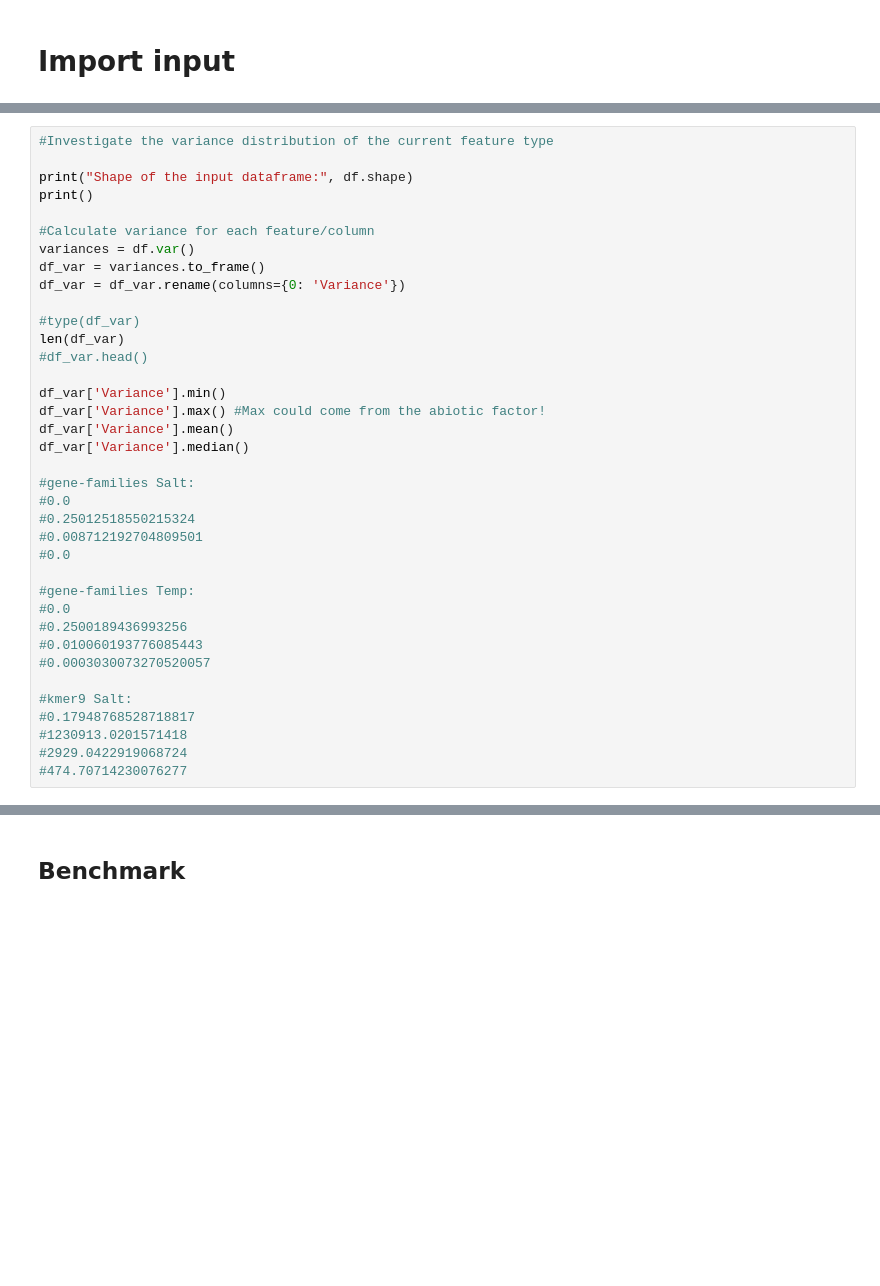
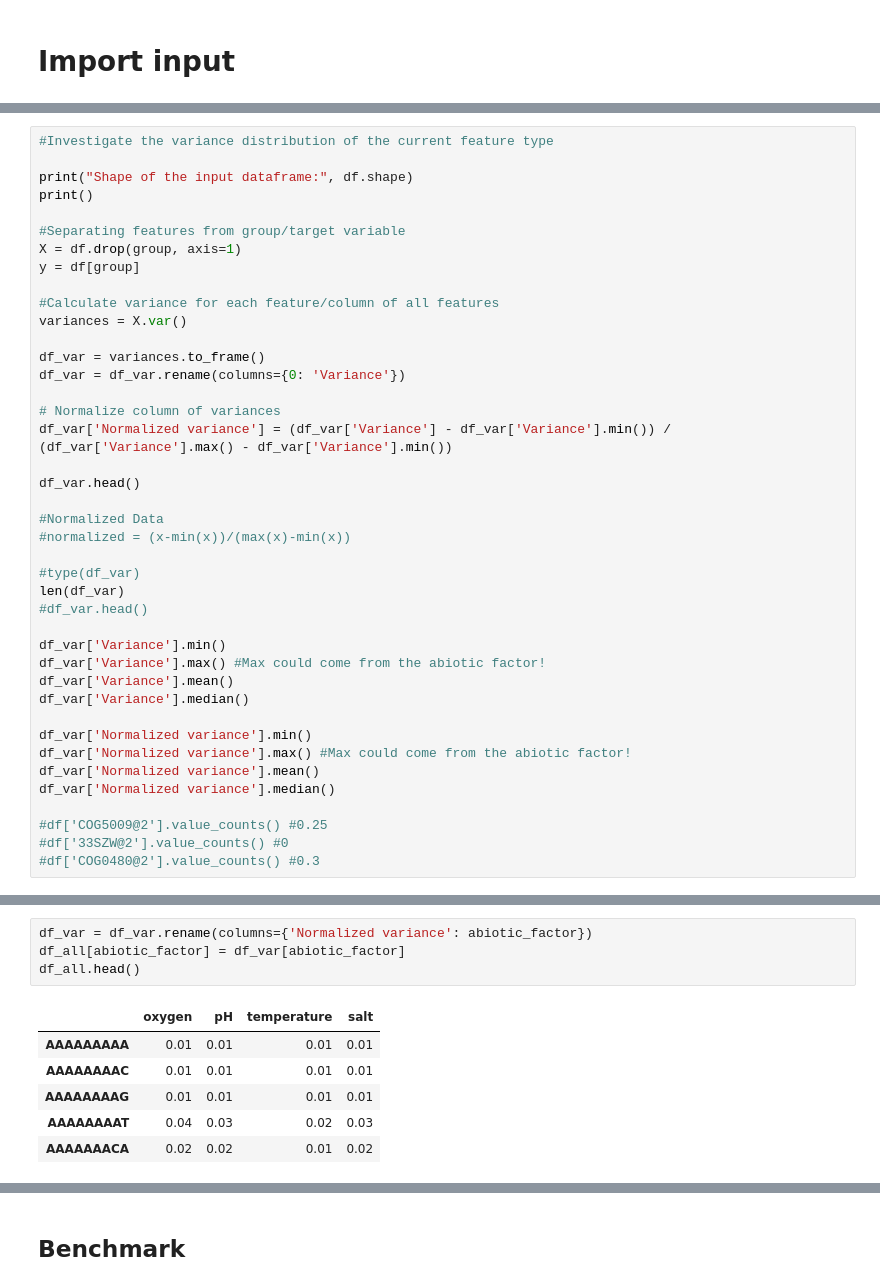
Before and after one commit to ProfHeydeFranca/BacterialData, a Jupyter notebook: run_features/scripts/remove_zero-variance.ipynb, the cells around one changed output, grey strips where cells are left out. Saved outputs shown, nothing was run; the diff lists cells and outputs as text; blank space fills up the shorter version.

```diff
--- a/run_features/scripts/remove_zero-variance.ipynb
+++ b/run_features/scripts/remove_zero-variance.ipynb
@@ -207,10 +74,23 @@ Shape of the input dataframe: (1989, 131073)
 print("Shape of the input dataframe:", df.shape)
 print()
 
-#Calculate variance for each feature/column
-variances = df.var()
+#Separating features from group/target variable
+X = df.drop(group, axis=1)
+y = df[group]
+
+#Calculate variance for each feature/column of all features
+variances = X.var()
+
 df_var = variances.to_frame()
 df_var = df_var.rename(columns={0: 'Variance'})
+
+# Normalize column of variances
+df_var['Normalized variance'] = (df_var['Variance'] - df_var['Variance'].min()) / (df_var['Variance'].max() - df_var['Variance'].min())
+
+df_var.head()
+
+#Normalized Data
+#normalized = (x-min(x))/(max(x)-min(x))
 
 #type(df_var)
 len(df_var)
@@ -221,21 +101,12 @@ df_var['Variance'].max() #Max could come from the abiotic factor!
 df_var['Variance'].mean()
 df_var['Variance'].median()
 
-#gene-families Salt:
-#0.0
-#0.25012518550215324
-#0.008712192704809501
-#0.0
+df_var['Normalized variance'].min()
+df_var['Normalized variance'].max() #Max could come from the abiotic factor!
+df_var['Normalized variance'].mean()
+df_var['Normalized variance'].median()
 
-#gene-families Temp:
-#0.0
-#0.2500189436993256
-#0.010060193776085443
-#0.0003030073270520057
-
-#kmer9 Salt:
-#0.17948768528718817
-#1230913.0201571418
-#2929.0422919068724
-#474.70714230076277
+#df['COG5009@2'].value_counts() #0.25
+#df['33SZW@2'].value_counts() #0
+#df['COG0480@2'].value_counts() #0.3
 # %% [output]
@@ -248,3 +143,14 @@ Shape of the input dataframe: (3418, 20142)
+# %%
+df_var = df_var.rename(columns={'Normalized variance': abiotic_factor})
+df_all[abiotic_factor] = df_var[abiotic_factor]
+df_all.head()
+# %% [output]
+|  | oxygen | pH | temperature | salt |
+| AAAAAAAAA | 0.01 | 0.01 | 0.01 | 0.01 |
+| AAAAAAAAC | 0.01 | 0.01 | 0.01 | 0.01 |
+| AAAAAAAAG | 0.01 | 0.01 | 0.01 | 0.01 |
+| AAAAAAAAT | 0.04 | 0.03 | 0.02 | 0.03 |
+| AAAAAAACA | 0.02 | 0.02 | 0.01 | 0.02 |
 # %%
 from matplotlib.ticker import ScalarFormatter
 
```
Also changed, not shown: parts of 18 cells of this notebook, 2 other files.
